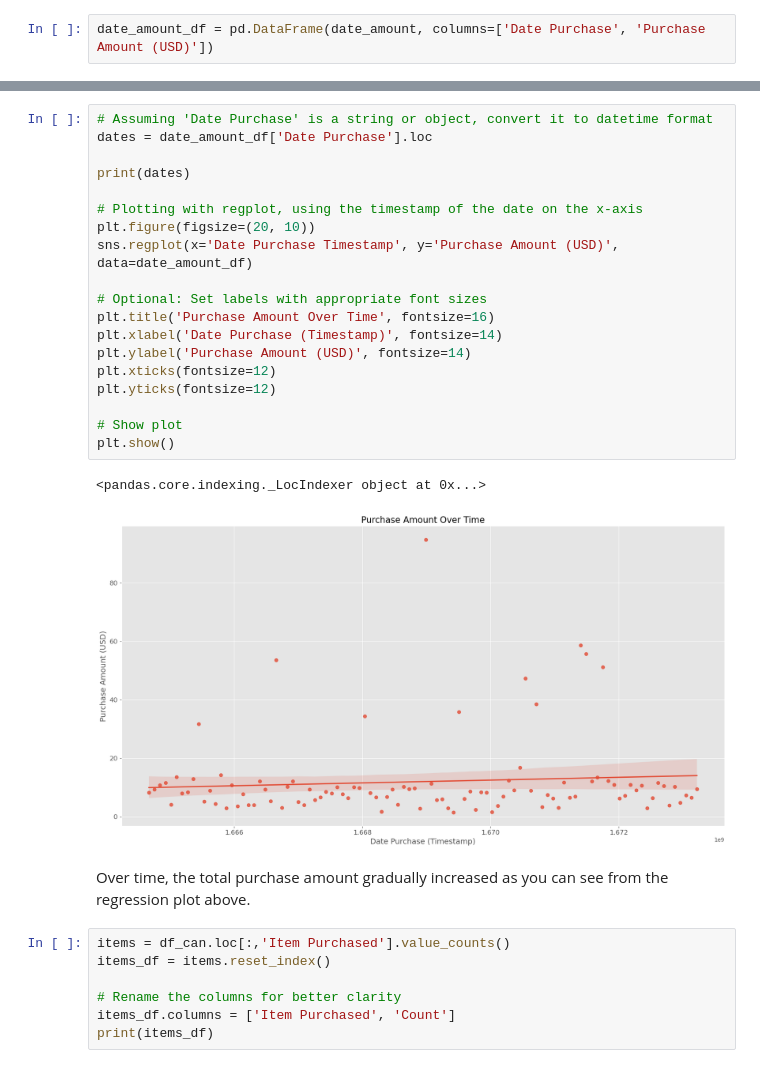
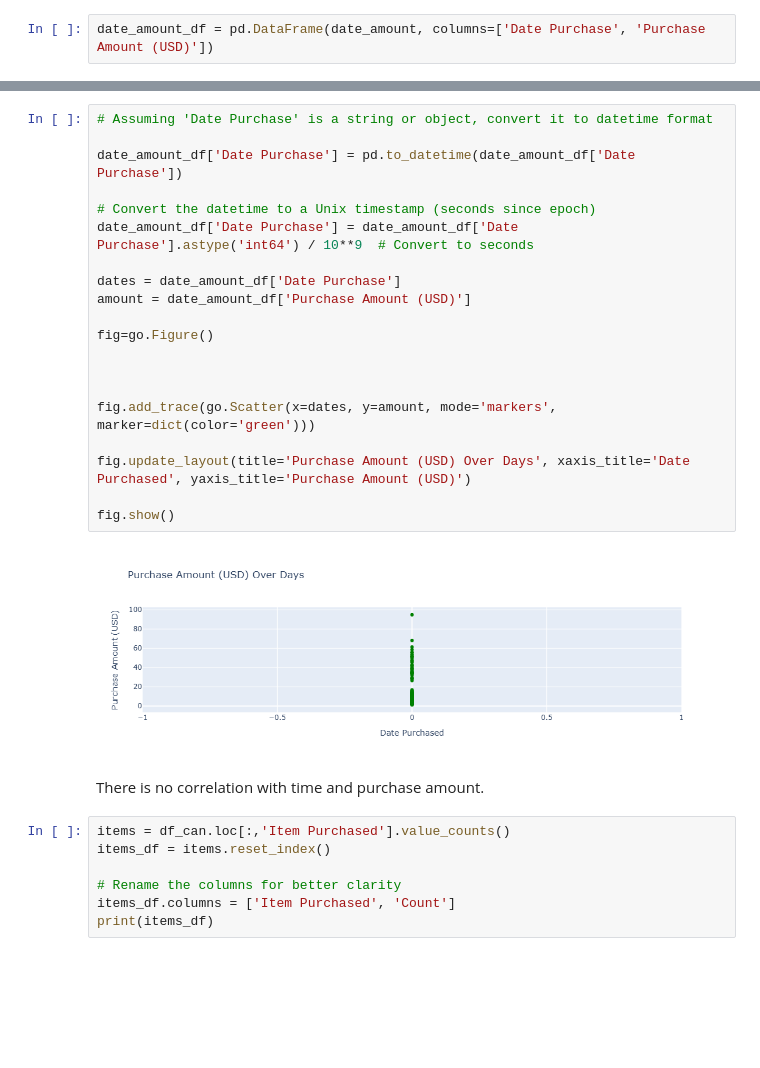
Before and after one commit to snehx5/bellabeats_analysis, a Jupyter notebook: fashionstore_analysis.ipynb, the cells around one changed output, grey strips where cells are left out. Cells and saved outputs as stored; diff of their text form; blank space fills up the shorter version.

```diff
--- a/fashionstore_analysis.ipynb
+++ b/fashionstore_analysis.ipynb
@@ -229,27 +195,27 @@ print(date_amount_df)
 # %%
 # Assuming 'Date Purchase' is a string or object, convert it to datetime format
-dates = date_amount_df['Date Purchase'].loc
 
-print(dates)
+date_amount_df['Date Purchase'] = pd.to_datetime(date_amount_df['Date Purchase'])
 
-# Plotting with regplot, using the timestamp of the date on the x-axis
-plt.figure(figsize=(20, 10))
-sns.regplot(x='Date Purchase Timestamp', y='Purchase Amount (USD)', data=date_amount_df)
+# Convert the datetime to a Unix timestamp (seconds since epoch)
+date_amount_df['Date Purchase'] = date_amount_df['Date Purchase'].astype('int64') / 10**9  # Convert to seconds
 
-# Optional: Set labels with appropriate font sizes
-plt.title('Purchase Amount Over Time', fontsize=16)
-plt.xlabel('Date Purchase (Timestamp)', fontsize=14)
-plt.ylabel('Purchase Amount (USD)', fontsize=14)
-plt.xticks(fontsize=12)
-plt.yticks(fontsize=12)
+dates = date_amount_df['Date Purchase']
+amount = date_amount_df['Purchase Amount (USD)']
 
-# Show plot
-plt.show()
+fig=go.Figure()
+
+
+
+fig.add_trace(go.Scatter(x=dates, y=amount, mode='markers', marker=dict(color='green')))
+
+fig.update_layout(title='Purchase Amount (USD) Over Days', xaxis_title='Date Purchased', yaxis_title='Purchase Amount (USD)')
+
+fig.show()
 # %% [output]
-<pandas.core.indexing._LocIndexer object at 0x...>
-[figure, old version]
+[figure, new version]
 # %% [markdown]
-Over time, the total purchase amount gradually increased as you can see from the regression plot above.
+There is no correlation with time and purchase amount.
 # %%
 items = df_can.loc[:,'Item Purchased'].value_counts()
 items_df = items.reset_index()
```
Also changed, not shown: parts of 8 cells of this notebook.
